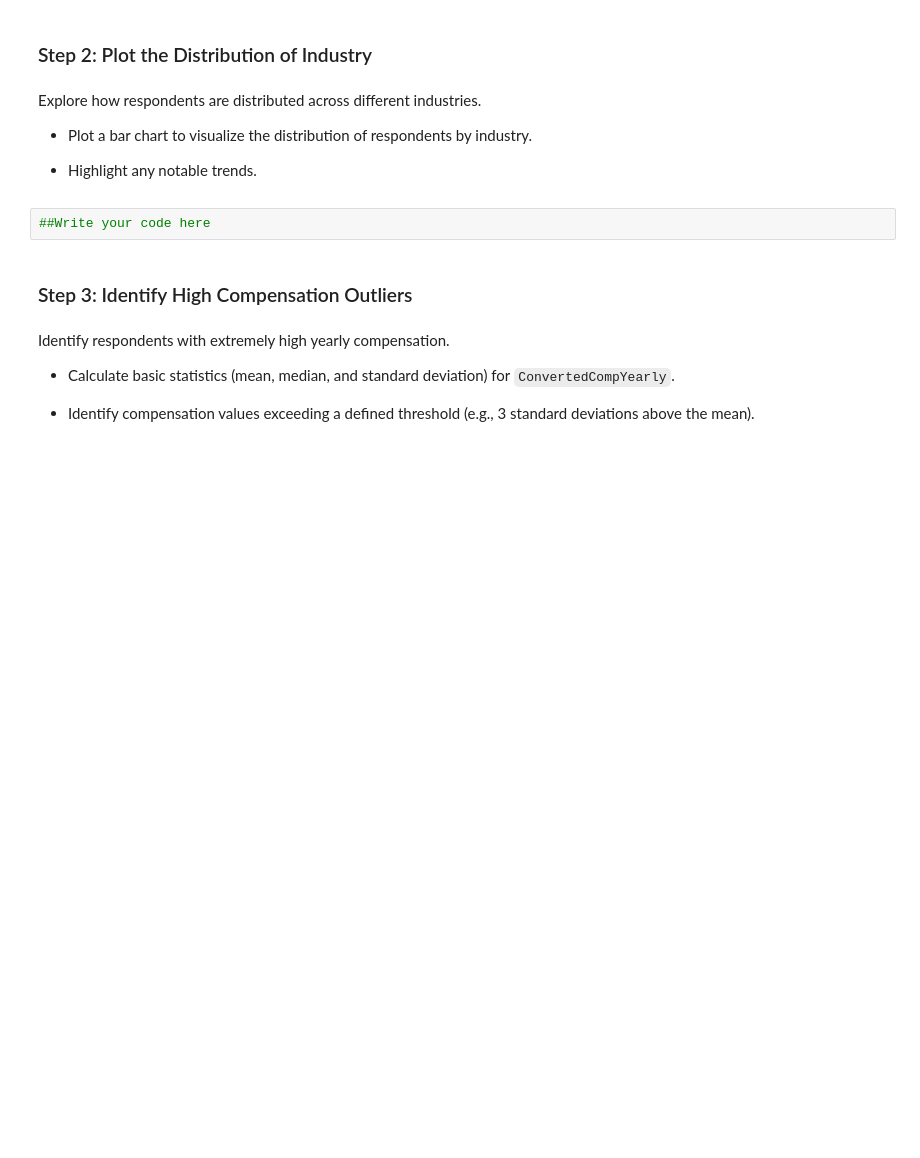
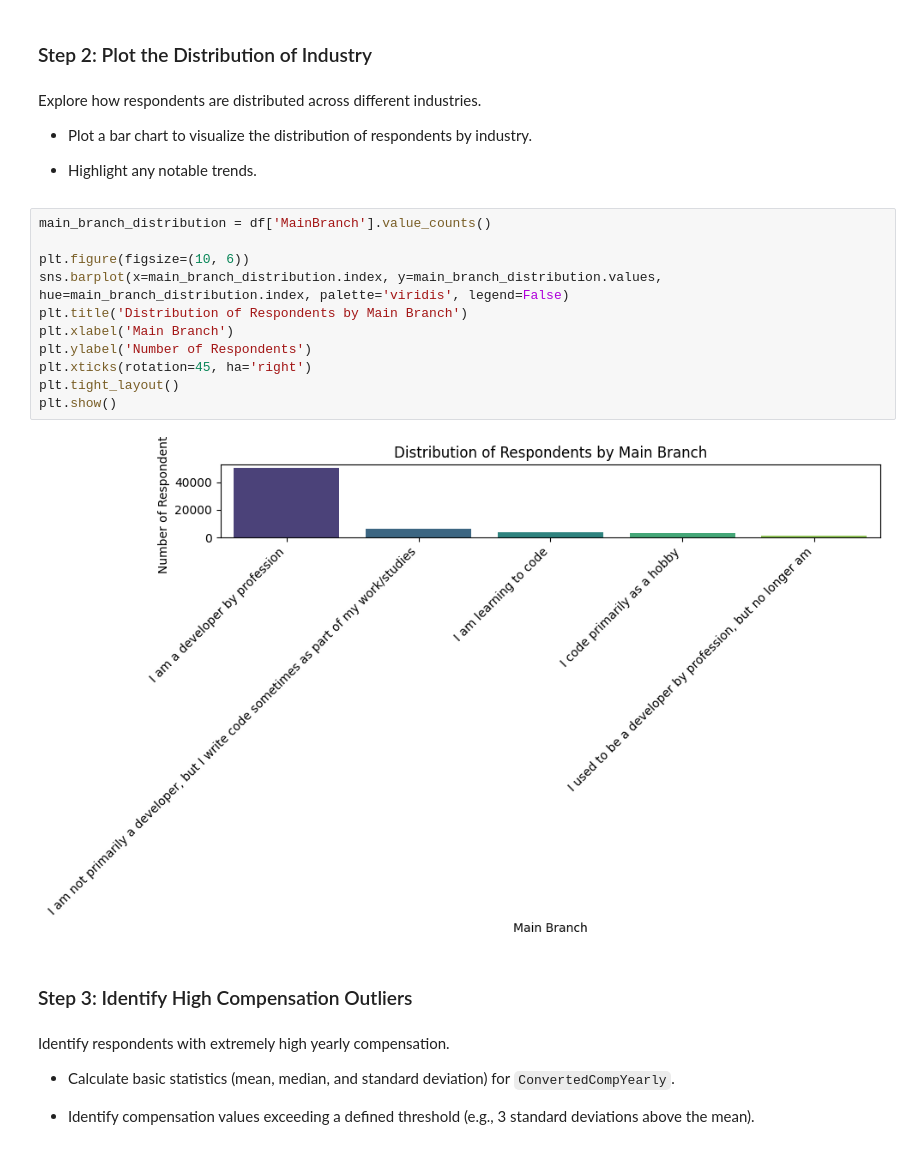
Before and after one commit to Sumant-crty/IBM-Data-Analyst-Capstone-Project, a Jupyter notebook: Lab 12 Finding Outliers.ipynb, the cells around one changed output. Drawn from its saved outputs; the diff is of its cells as text; blank space fills up the shorter version.

```diff
--- a/Lab 12 Finding Outliers.ipynb
+++ b/Lab 12 Finding Outliers.ipynb
@@ -51,8 +93,19 @@ Explore how respondents are distributed across different industries.
 - Plot a bar chart to visualize the distribution of respondents by industry.
 
 - Highlight any notable trends.
-# %%
-##Write your code here
+# %%
+main_branch_distribution = df['MainBranch'].value_counts()
+
+plt.figure(figsize=(10, 6))
+sns.barplot(x=main_branch_distribution.index, y=main_branch_distribution.values, hue=main_branch_distribution.index, palette='viridis', legend=False)
+plt.title('Distribution of Respondents by Main Branch')
+plt.xlabel('Main Branch')
+plt.ylabel('Number of Respondents')
+plt.xticks(rotation=45, ha='right')
+plt.tight_layout()
+plt.show()
+# %% [output]
+[figure, added]
 # %% [markdown]
 <h3>Step 3: Identify High Compensation Outliers</h3>
 # %% [markdown]
```
Also changed, not shown: parts of 11 cells of this notebook.
